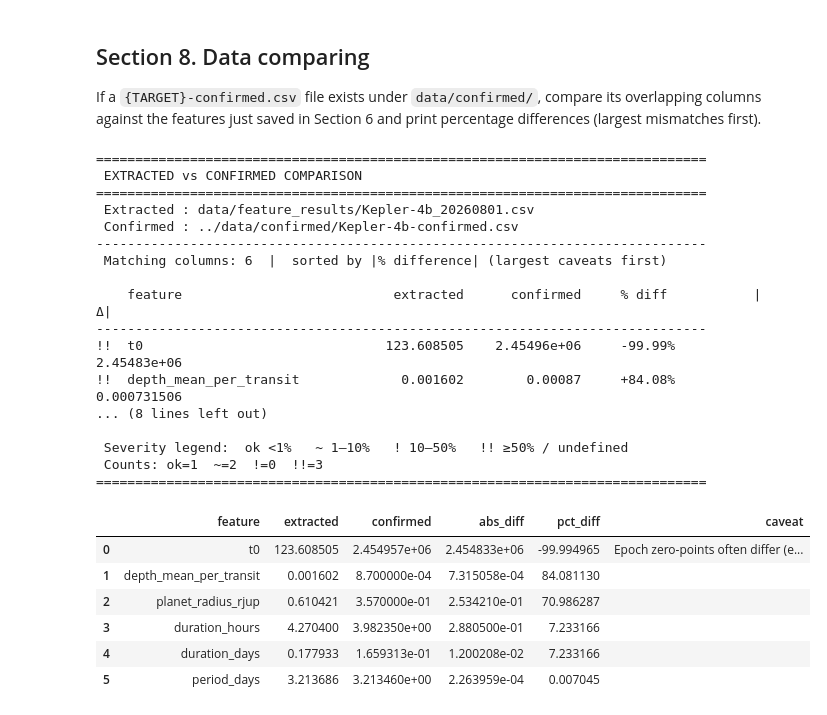
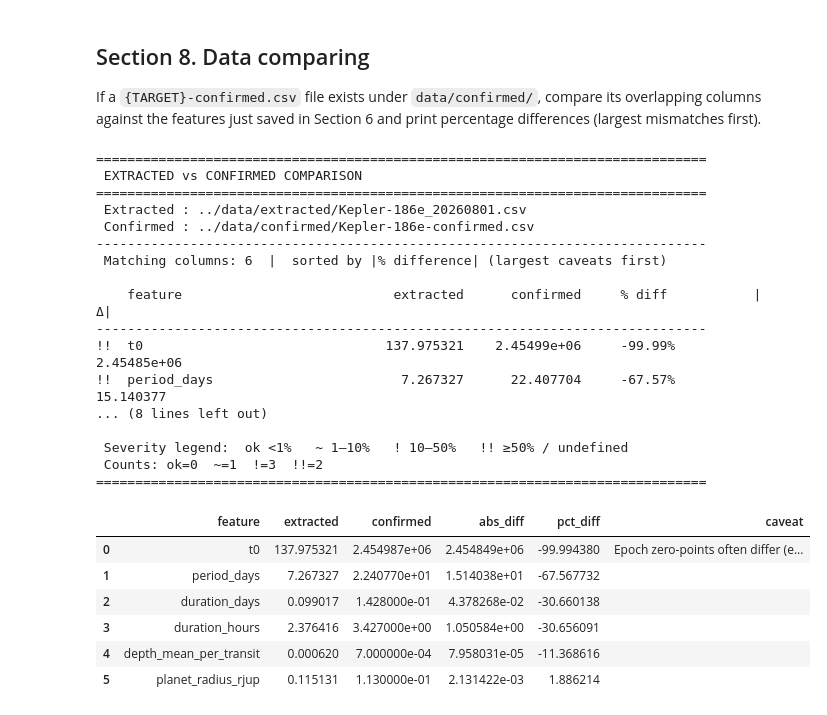
Before and after one commit to rachzy/ltp-features, a Jupyter notebook: src/lightcurve_analysis.ipynb, the cells around one changed output. Saved outputs shown, nothing was run; the diff lists cells and outputs as text; code cells hidden in the pictures.

```diff
--- a/src/lightcurve_analysis.ipynb
+++ b/src/lightcurve_analysis.ipynb
@@ -2,7 +2,7 @@
 ## Section 1. Config
 # %%
 # Configuration
-TARGET = "Kepler-4b"  # Change this to your target
+TARGET = "Kepler-186e"  # Change this to your target
 MISSION = "Kepler"  # or "TESS"
 SIGMA_CLIP = 5.0
 DOWNLOAD_ALL = True  # Set to True to download all available files and stitch them
@@ -252,48 +254,48 @@ if extracted_csv is None or not extracted_csv.is_file():
     )
     extracted_csv = candidates[0] if candidates else None
 
-confirmed_dir_candidates = [84.
+confirmed_dir_candidates = [
     Path("../data/confirmed"),  # notebook run from src/
     Path("data/confirmed"),  # notebook run from repo root
 ]
 confirmed_csv = None
 for confirmed_dir in confirmed_dir_candidates:
     confirmed_csv = find_confirmed_csv(TARGET, confirmed_dir)
     if confirmed_csv is not None:
         break
 
 if extracted_csv is None:
     print(f"No extracted CSV found for {TARGET}; skip comparison.")
 elif confirmed_csv is None:
     print(
         f"No confirmed CSV for {TARGET} in data/confirmed/ "
         f"(expected `{TARGET}-confirmed.csv`); skip comparison."
     )
 else:
     comparison_df = compare_extracted_confirmed(extracted_csv, confirmed_csv)
     display(comparison_df)
 # %% [output]
 ==============================================================================
  EXTRACTED vs CONFIRMED COMPARISON
 ==============================================================================
- Extracted : data/feature_results/Kepler-4b_20260801.csv
- Confirmed : ../data/confirmed/Kepler-4b-confirmed.csv
+ Extracted : ../data/extracted/Kepler-186e_20260801.csv
+ Confirmed : ../data/confirmed/Kepler-186e-confirmed.csv
 ------------------------------------------------------------------------------
  Matching columns: 6  |  sorted by |% difference| (largest caveats first)
 
     feature                           extracted      confirmed     % diff           |Δ|
 ------------------------------------------------------------------------------
-!!  t0                               123.608505    2.45496e+06     -99.99%   2.45483e+06
-!!  depth_mean_per_transit             0.001602        0.00087     +84.08%   0.000731506
+!!  t0                               137.975321    2.45499e+06     -99.99%   2.45485e+06
+!!  period_days                        7.267327      22.407704     -67.57%     15.140377
 ... (8 lines left out)
 
  Severity legend:  ok <1%   ~ 1–10%   ! 10–50%   !! ≥50% / undefined
- Counts: ok=1  ~=2  !=0  !!=3
+ Counts: ok=0  ~=1  !=3  !!=2
 ==============================================================================
 |  | feature | extracted | confirmed | abs_diff | pct_diff | caveat |
-| 0 | t0 | 123.608505 | 2.454957e+06 | 2.454833e+06 | -99.994965 | Epoch zero-points often differ (e... |
-| 1 | depth_mean_per_transit | 0.001602 | 8.700000e-04 | 7.315058e-04 | 84.081130 |  |
-| 2 | planet_radius_rjup | 0.610421 | 3.570000e-01 | 2.534210e-01 | 70.986287 |  |
-| 3 | duration_hours | 4.270400 | 3.982350e+00 | 2.880500e-01 | 7.233166 |  |
-| 4 | duration_days | 0.177933 | 1.659313e-01 | 1.200208e-02 | 7.233166 |  |
-| 5 | period_days | 3.213686 | 3.213460e+00 | 2.263959e-04 | 0.007045 |  |
+| 0 | t0 | 137.975321 | 2.454987e+06 | 2.454849e+06 | -99.994380 | Epoch zero-points often differ (e... |
+| 1 | period_days | 7.267327 | 2.240770e+01 | 1.514038e+01 | -67.567732 |  |
+| 2 | duration_days | 0.099017 | 1.428000e-01 | 4.378268e-02 | -30.660138 |  |
+| 3 | duration_hours | 2.376416 | 3.427000e+00 | 1.050584e+00 | -30.656091 |  |
+| 4 | depth_mean_per_transit | 0.000620 | 7.000000e-04 | 7.958031e-05 | -11.368616 |  |
+| 5 | planet_radius_rjup | 0.115131 | 1.130000e-01 | 2.131422e-03 | 1.886214 |  |
```
Also changed, not shown: parts of 9 cells of this notebook, 10 other files.
